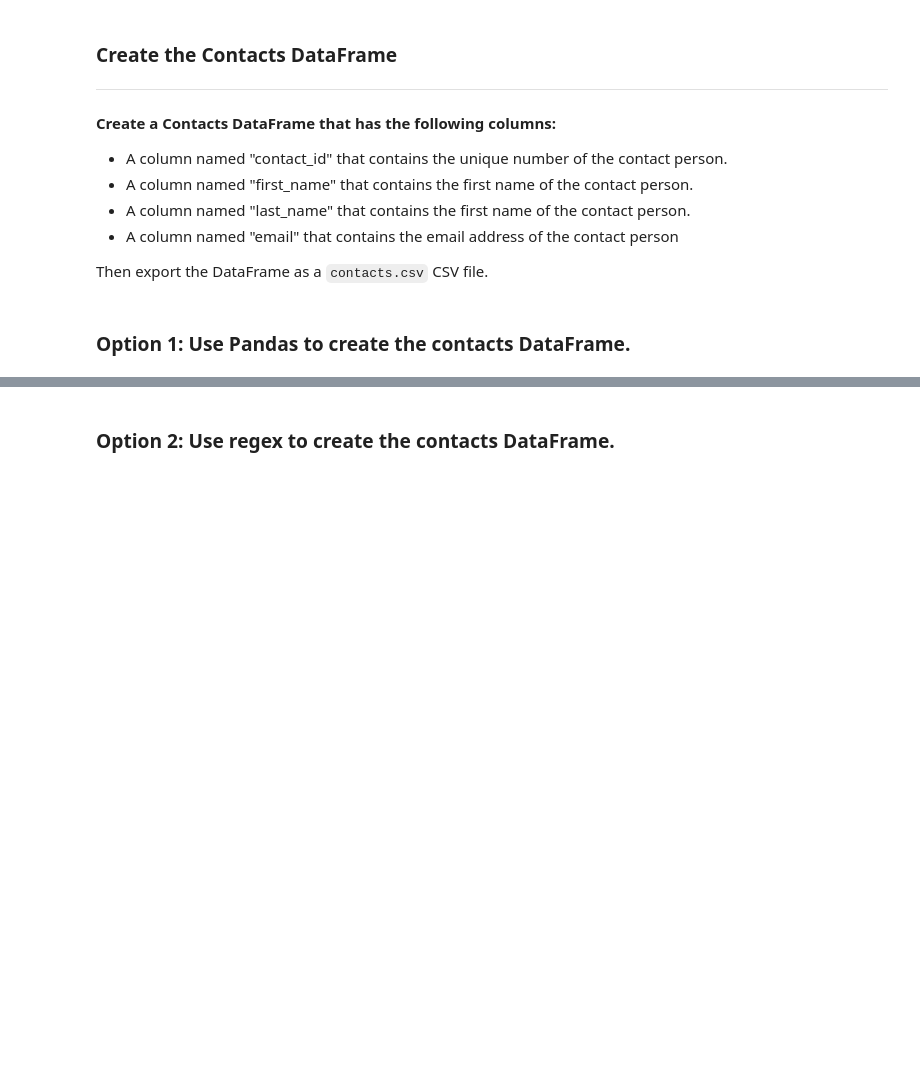
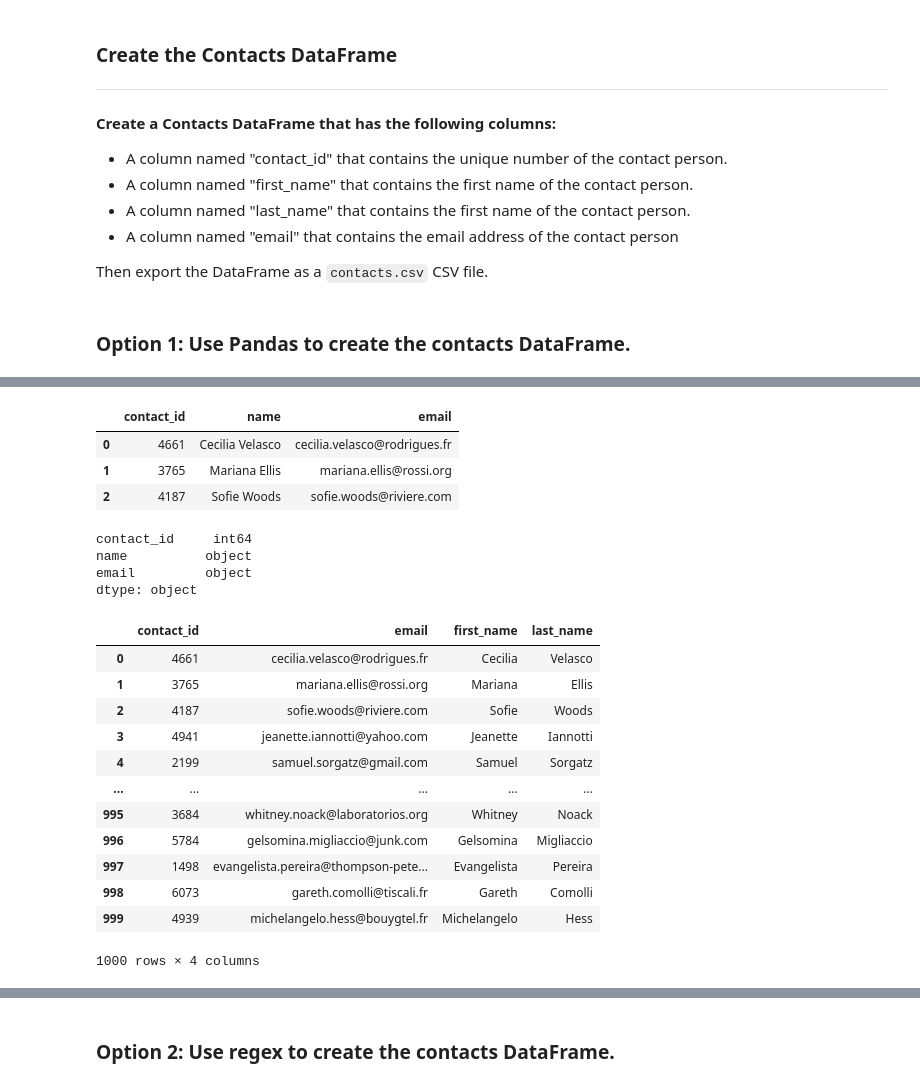
Before and after one commit to amydst/Crowdfunding_ETL, a Jupyter notebook: ETL_Mini_Project_ADosSantos.ipynb, the cells around one changed output, grey strips where cells are left out. Drawn from its saved outputs; the diff is of its cells as text; code cells hidden in the pictures; blank space fills up the shorter version.

```diff
--- a/ETL_Mini_Project_ADosSantos.ipynb
+++ b/ETL_Mini_Project_ADosSantos.ipynb
@@ -366,0 +368,9 @@ print(dict_values)
+# %%
+# Test extracting the key and values from the first using json.loads().
+import json
+first_row = contact_info_df.iloc[0][0]
+# Convert the data to a Python dictionary.
+converted_data = json.loads(first_row)
+for k, v in converted_data.items():
+    print(k)
+    print(v)
@@ -366,0 +384,30 @@ print(dict_values)
+# %%
+# # Iterate through the contact_info_df and convert each row to a dictionary.
+import json
+from pprint import pprint
+
+dict_values = []
+column_names = []
+
+for i, row in contact_info_df.iterrows():
+    data = row[0]
+    # Convert each row to a Python dictionary.
+    converted_data = json.loads(data)
+
+    # Use a list comprehension to get the keys from the converted data.
+    if i == 0:  # Only get the column names from the first row
+        column_names = list(converted_data.keys())
+
+    # Use a list comprehension to get the values for each row.
+    row_values = list(converted_data.values())
+
+    # Append the row values to dict_values
+    dict_values.append(row_values)
+
+# Print out the keys and list of values for each row.
+# print("Column Names:")
+# print(column_names)
+# print()
+# print("List of Values for Each Row:")
+
+pprint(dict_values)  # Print the list of dictionaries
@@ -367,12 +432,42 @@ print(dict_values)
 # %%
 # Create a contact_info DataFrame and add each list of values, i.e., each row
 # to the 'contact_id', 'name', 'email' columns.
+contact_info_clean_df = pd.DataFrame(dict_values, columns= column_names)
+contact_info_clean_df.head(3)
+# %% [output]
+|  | contact_id | name | email |
+| 0 | 4661 | Cecilia Velasco | cecilia.velasco@rodrigues.fr |
+| 1 | 3765 | Mariana Ellis | mariana.ellis@rossi.org |
+| 2 | 4187 | Sofie Woods | sofie.woods@riviere.com |
 # %%
 # Check the datatypes.
+contact_info_clean_df.dtypes
+# %% [output]
+contact_id     int64
+name          object
+email         object
+dtype: object
 # %%
 # Create a "first"name" and "last_name" column with the first and last names from the "name" column.
+contact_info_clean_df[['first_name', 'last_name']] = contact_info_clean_df['name'].str.split(" ",expand=True)
+contact_info_clean_df.head(3)
 
 
 # Drop the contact_name column
+contact_info_clean_df.drop(columns='name')
+# %% [output]
+|  | contact_id | email | first_name | last_name |
+| 0 | 4661 | cecilia.velasco@rodrigues.fr | Cecilia | Velasco |
+| 1 | 3765 | mariana.ellis@rossi.org | Mariana | Ellis |
+| 2 | 4187 | sofie.woods@riviere.com | Sofie | Woods |
+| 3 | 4941 | jeanette.iannotti@yahoo.com | Jeanette | Iannotti |
+| 4 | 2199 | samuel.sorgatz@gmail.com | Samuel | Sorgatz |
+| ... | ... | ... | ... | ... |
+| 995 | 3684 | whitney.noack@laboratorios.org | Whitney | Noack |
+| 996 | 5784 | gelsomina.migliaccio@junk.com | Gelsomina | Migliaccio |
+| 997 | 1498 | evangelista.pereira@thompson-pete... | Evangelista | Pereira |
+| 998 | 6073 | gareth.comolli@tiscali.fr | Gareth | Comolli |
+| 999 | 4939 | michelangelo.hess@bouygtel.fr | Michelangelo | Hess |
+1000 rows × 4 columns
 # %%
 # Reorder the columns
```
Also changed, not shown: parts of 8 cells of this notebook.
